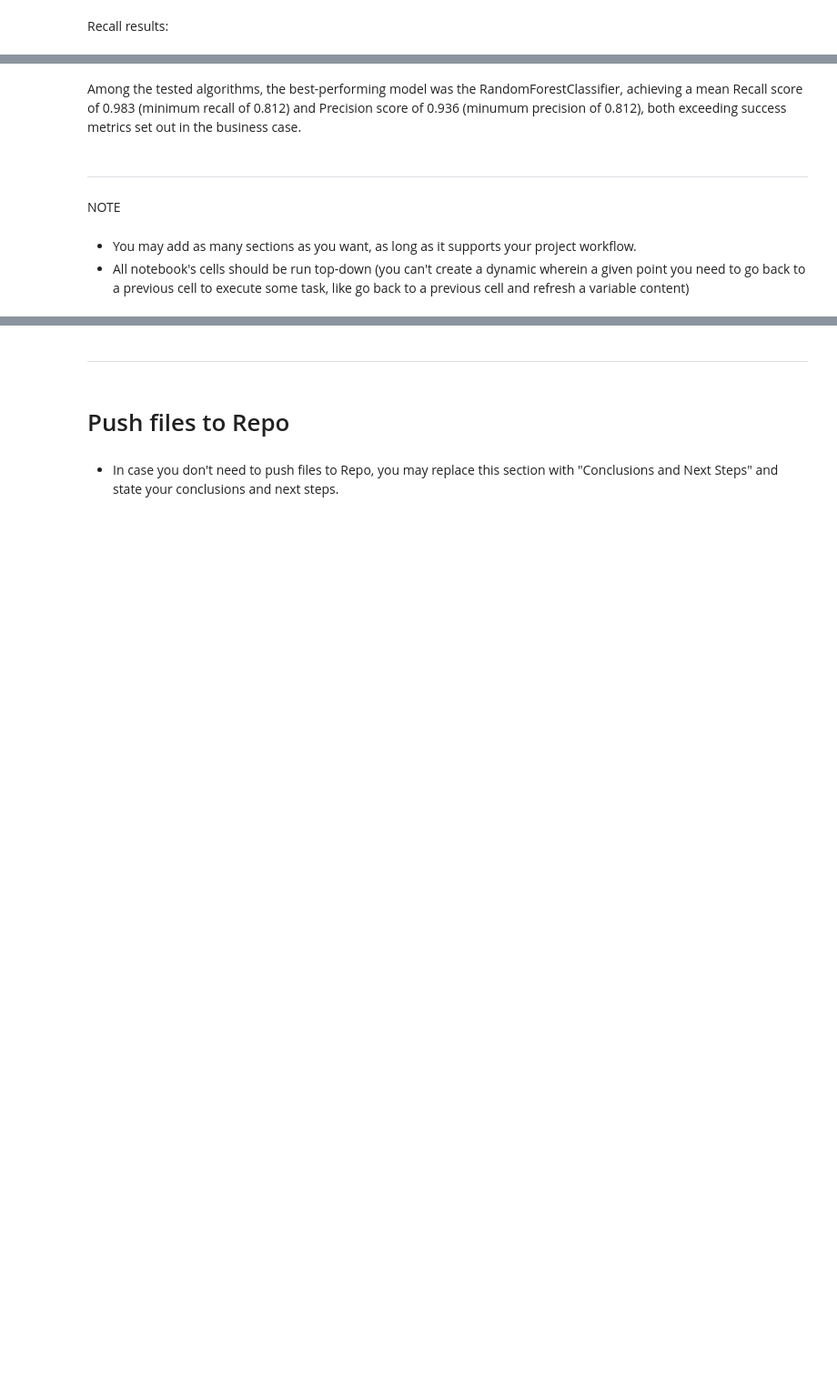
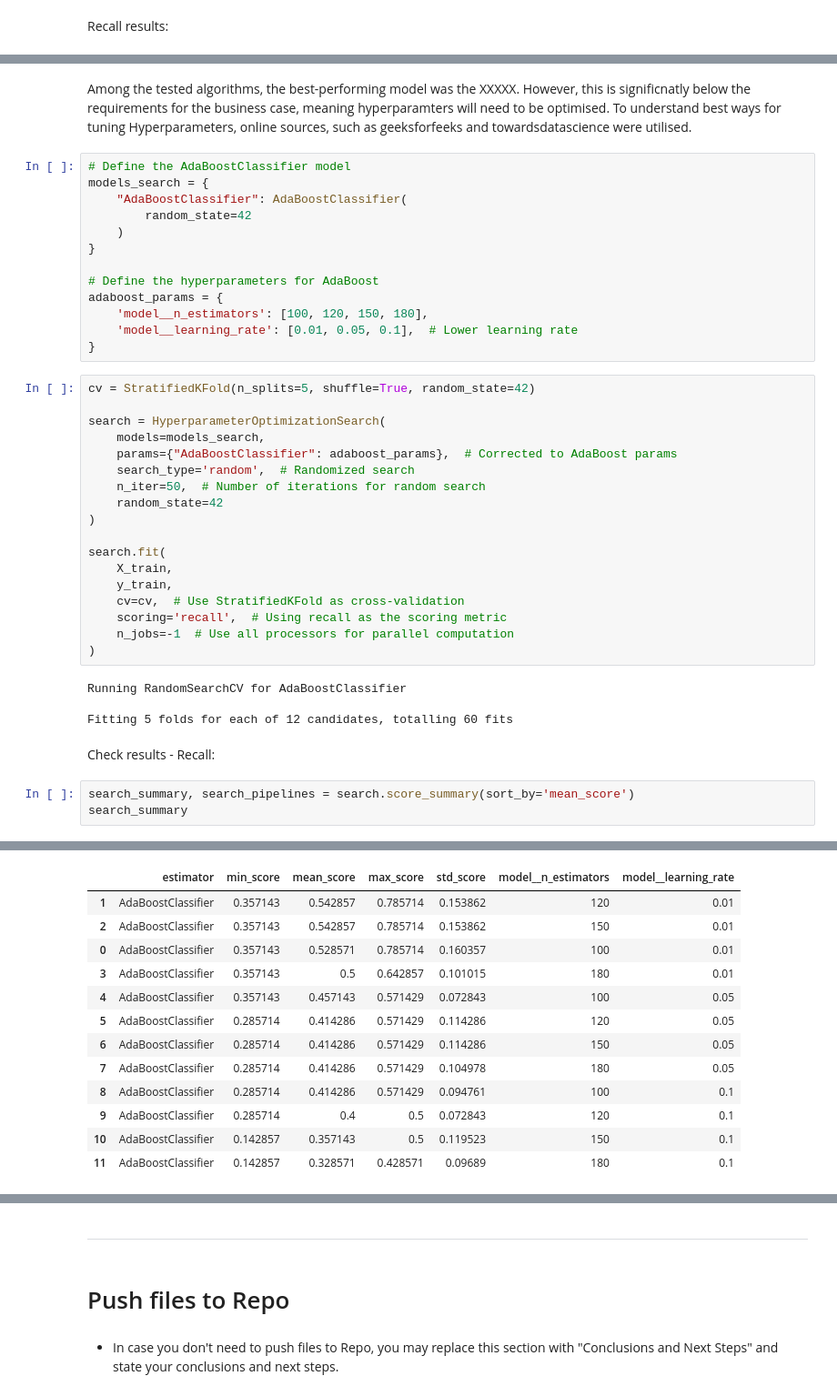
Before and after one commit to CodingLL25/AsthmaBurden, a Jupyter notebook: jupyter_notebooks/05_PredictingAsthma.ipynb, the cells around one changed output, grey strips where cells are left out. Shown at 91% size. Drawn from its saved outputs; the diff is of its cells as text; blank space fills up the shorter version.

```diff
--- a/jupyter_notebooks/05_PredictingAsthma.ipynb
+++ b/jupyter_notebooks/05_PredictingAsthma.ipynb
@@ -415,9 +480,43 @@ grid_search_summary
-# %% [markdown]
-Among the tested algorithms, the best-performing model was the RandomForestClassifier, achieving a mean Recall score of 0.983 (minimum recall of 0.812) and Precision score of 0.936 (minumum precision of 0.812), both exceeding success metrics set out in the business case.
-# %% [markdown]
----
-# %% [markdown]
-NOTE
-# %% [markdown]
-* You may add as many sections as you want, as long as it supports your project workflow.
-* All notebook's cells should be run top-down (you can't create a dynamic wherein a given point you need to go back to a previous cell to execute some task, like go back to a previous cell and refresh a variable content)
+# %% [markdown]
+Among the tested algorithms, the best-performing model was the XXXXX. However, this is significnatly below the requirements for the business case, meaning hyperparamters will need to be optimised. To understand best ways for tuning Hyperparameters, online sources, such as geeksforfeeks and towardsdatascience were utilised.
+# %%
+# Define the AdaBoostClassifier model
+models_search = {
+    "AdaBoostClassifier": AdaBoostClassifier(
+        random_state=42
+    )
+}
+
+# Define the hyperparameters for AdaBoost
+adaboost_params = {
+    'model__n_estimators': [100, 120, 150, 180],
+    'model__learning_rate': [0.01, 0.05, 0.1],  # Lower learning rate
+}
+# %%
+cv = StratifiedKFold(n_splits=5, shuffle=True, random_state=42)
+
+search = HyperparameterOptimizationSearch(
+    models=models_search,
+    params={"AdaBoostClassifier": adaboost_params},  # Corrected to AdaBoost params
+    search_type='random',  # Randomized search
+    n_iter=50,  # Number of iterations for random search
+    random_state=42
+)
+
+search.fit(
+    X_train,
+    y_train,
+    cv=cv,  # Use StratifiedKFold as cross-validation
+    scoring='recall',  # Using recall as the scoring metric
+    n_jobs=-1  # Use all processors for parallel computation
+)
+# %% [output]
+Running RandomSearchCV for AdaBoostClassifier
+
+Fitting 5 folds for each of 12 candidates, totalling 60 fits
+# %% [markdown]
+Check results - Recall:
+# %%
+search_summary, search_pipelines = search.score_summary(sort_by='mean_score')
+search_summary
+# %% [output]
@@ -423,0 +530,13 @@ NOTE
+|  | estimator | min_score | mean_score | max_score | std_score | model__n_estimators | model__learning_rate |
+| 1 | AdaBoostClassifier | 0.357143 | 0.542857 | 0.785714 | 0.153862 | 120 | 0.01 |
+| 2 | AdaBoostClassifier | 0.357143 | 0.542857 | 0.785714 | 0.153862 | 150 | 0.01 |
+| 0 | AdaBoostClassifier | 0.357143 | 0.528571 | 0.785714 | 0.160357 | 100 | 0.01 |
+| 3 | AdaBoostClassifier | 0.357143 | 0.5 | 0.642857 | 0.101015 | 180 | 0.01 |
+| 4 | AdaBoostClassifier | 0.357143 | 0.457143 | 0.571429 | 0.072843 | 100 | 0.05 |
+| 5 | AdaBoostClassifier | 0.285714 | 0.414286 | 0.571429 | 0.114286 | 120 | 0.05 |
+| 6 | AdaBoostClassifier | 0.285714 | 0.414286 | 0.571429 | 0.114286 | 150 | 0.05 |
+| 7 | AdaBoostClassifier | 0.285714 | 0.414286 | 0.571429 | 0.104978 | 180 | 0.05 |
+| 8 | AdaBoostClassifier | 0.285714 | 0.414286 | 0.571429 | 0.094761 | 100 | 0.1 |
+| 9 | AdaBoostClassifier | 0.285714 | 0.4 | 0.5 | 0.072843 | 120 | 0.1 |
+| 10 | AdaBoostClassifier | 0.142857 | 0.357143 | 0.5 | 0.119523 | 150 | 0.1 |
+| 11 | AdaBoostClassifier | 0.142857 | 0.328571 | 0.428571 | 0.09689 | 180 | 0.1 |
```
Also changed, not shown: parts of 61 cells of this notebook, 1 other file.
